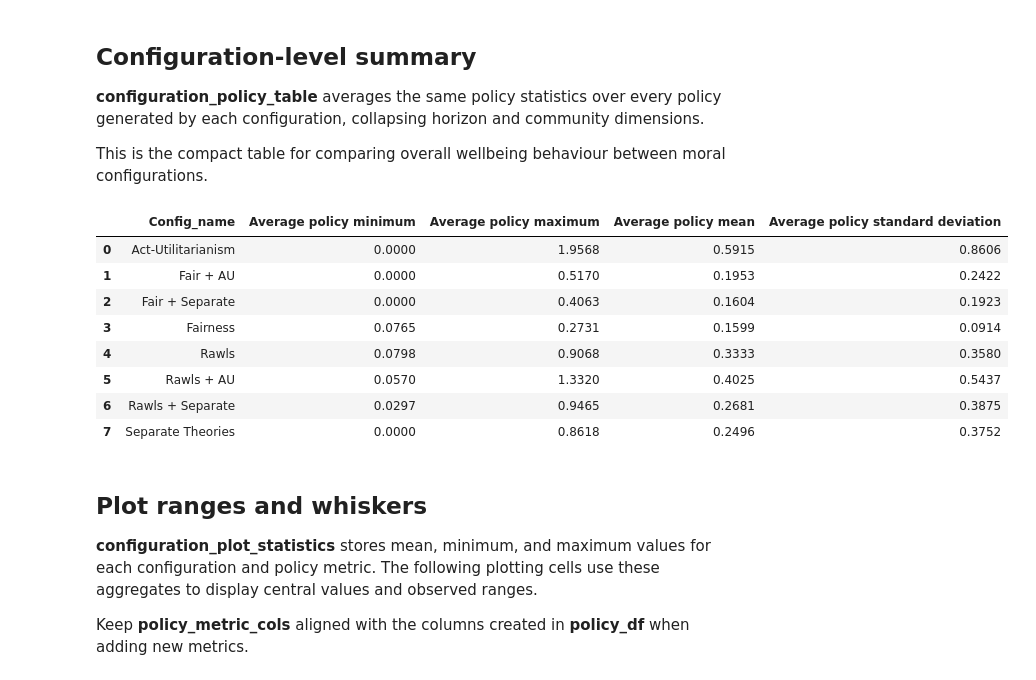
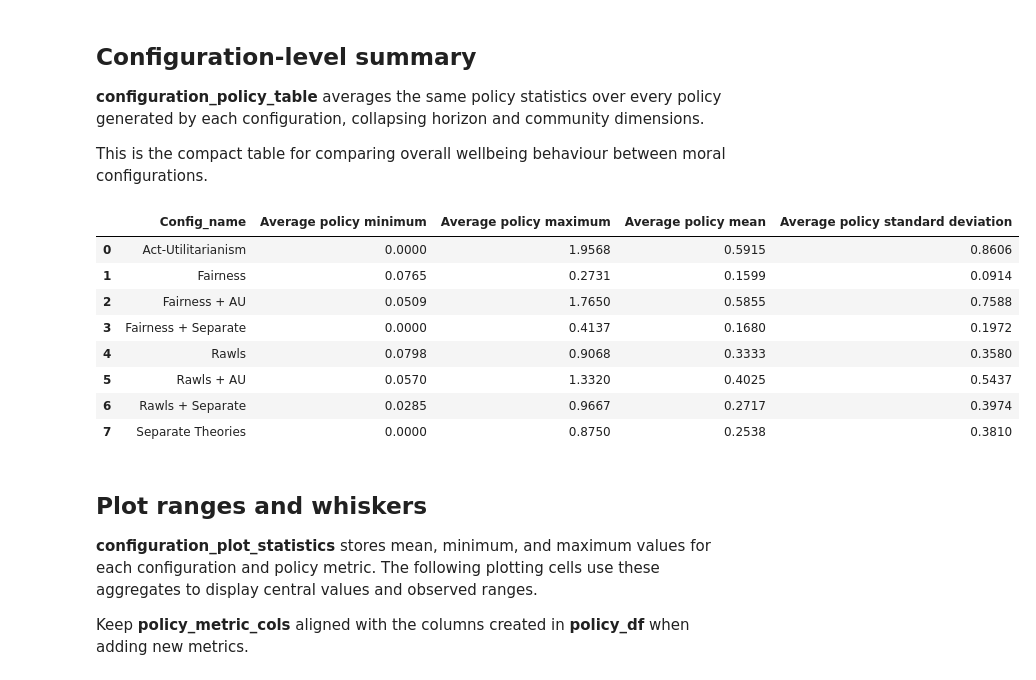
Before and after one commit to sameysimon/MoralPlanner, a Jupyter notebook: Notebooks/SearchRescue/Rescue.ipynb, the cells around one changed output. Cells and saved outputs as stored; diff of their text form; code cells hidden in the pictures.

```diff
--- a/Notebooks/SearchRescue/Rescue.ipynb
+++ b/Notebooks/SearchRescue/Rescue.ipynb
@@ -133,12 +279,12 @@ The configuration loop constructs team identifiers and community weights for eve
 Environment generation writes MDP inputs. Rerun this section when configurations, horizons, teams, or odds change.
 # %%
 configs = []
-env_reps = 10
+env_reps = 1
 for horizon_ in range(3,7):
     for Comms in range(2,7):
         teams = [f"{i}" for i in range(Comms)]
         odds = MakeTeamWeights(teams)
-        configs += GenerateConfigs(inputConfigs=GenerateTeamConfigs(teams, name_prefix=f"{len(teams)}_h{horizon_}"),
+        configs += GenerateConfigs(inputConfigs=GenerateTeamConfigs(teams, name_prefix=f"{len(teams)}_h{horizon_}_"),
             defaultConfig={"Horizon": horizon_, "Teams":teams, "unknown_depth": 0, "Odds":odds})
 
 er = ExperimentRunner("Rescue", configs, MoralPlanner_Location="/../../", outFolder="Rescue")
@@ -568,40 +463,40 @@ This is the compact table for comparing overall wellbeing behaviour between mora
 # %%
 policy_metric_cols = [
     "Policy wellbeing minimum",
     "Policy wellbeing maximum",
     "Policy wellbeing average",
     "Policy wellbeing standard deviation",
 ]
 
 # The requested table: average each policy-level statistic across all policies
 # generated by each configuration.
 configuration_policy_table = (
-    policy_df
+    worth_df
     .groupby("Config_name", observed=True)[policy_metric_cols]
     .mean()
     .rename(
         columns={
             "Policy wellbeing minimum": "Average policy minimum",
             "Policy wellbeing maximum": "Average policy maximum",
             "Policy wellbeing average": "Average policy mean",
             "Policy wellbeing standard deviation":
                 "Average policy standard deviation",
         }
     )
     .reset_index()
 )
 
 configuration_policy_table.round(4)
 # %% [output]
 |  | Config_name | Average policy minimum | Average policy maximum | Average policy mean | Average policy standard deviation |
 | 0 | Act-Utilitarianism | 0.0000 | 1.9568 | 0.5915 | 0.8606 |
-| 1 | Fair + AU | 0.0000 | 0.5170 | 0.1953 | 0.2422 |
-| 2 | Fair + Separate | 0.0000 | 0.4063 | 0.1604 | 0.1923 |
-| 3 | Fairness | 0.0765 | 0.2731 | 0.1599 | 0.0914 |
+| 1 | Fairness | 0.0765 | 0.2731 | 0.1599 | 0.0914 |
+| 2 | Fairness + AU | 0.0509 | 1.7650 | 0.5855 | 0.7588 |
+| 3 | Fairness + Separate | 0.0000 | 0.4137 | 0.1680 | 0.1972 |
 | 4 | Rawls | 0.0798 | 0.9068 | 0.3333 | 0.3580 |
 | 5 | Rawls + AU | 0.0570 | 1.3320 | 0.4025 | 0.5437 |
-| 6 | Rawls + Separate | 0.0297 | 0.9465 | 0.2681 | 0.3875 |
-| 7 | Separate Theories | 0.0000 | 0.8618 | 0.2496 | 0.3752 |
+| 6 | Rawls + Separate | 0.0285 | 0.9667 | 0.2717 | 0.3974 |
+| 7 | Separate Theories | 0.0000 | 0.8750 | 0.2538 | 0.3810 |
 # %% [markdown]
 ## Plot ranges and whiskers
 
```
Also changed, not shown: parts of 18 cells of this notebook, 14 other files.
